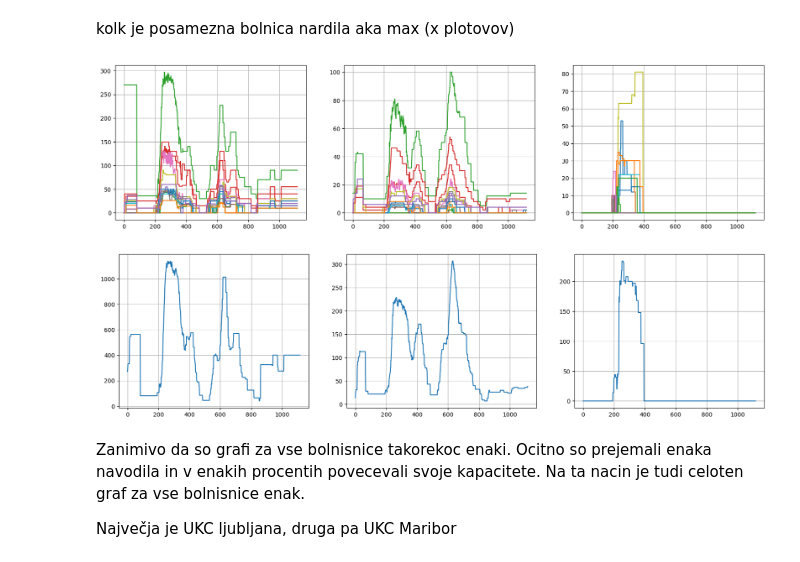
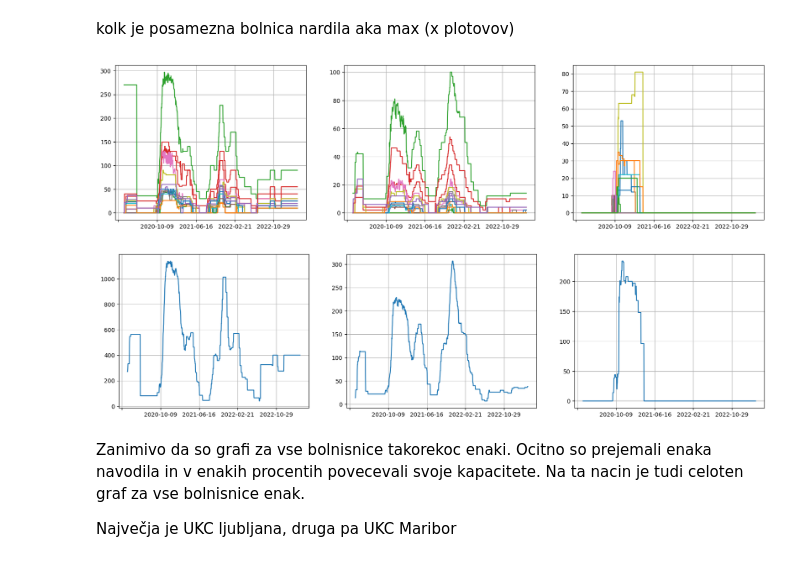
Before and after one commit to NuddleMeister/PR22LPTS, a Jupyter notebook: DataMining/bolnice.ipynb, the cells around one changed output. Drawn from its saved outputs; the diff is of its cells as text; code cells hidden in the pictures.

```diff
--- a/DataMining/bolnice.ipynb
+++ b/DataMining/bolnice.ipynb
@@ -54,30 +55,38 @@ for name in dictHospitals["id"]:
     idString1 = "hospital." + name + ".icu.total"
     idString2 = "hospital." + name + ".care.total"
     if idString0 in hospitals:
-        plots[0].plot(hospitals[idString0].fillna(0))
+        plots[0].plot(hospitals["date"], hospitals[idString0].fillna(0))
     if idString1 in hospitals:
-        plots[1].plot(hospitals[idString1].fillna(0))
+        plots[1].plot(hospitals["date"], hospitals[idString1].fillna(0))
     if idString2 in hospitals:
-        plots[2].plot(hospitals[idString2].fillna(0))
+        plots[2].plot(hospitals["date"], hospitals[idString2].fillna(0))
+
+plots[0].xaxis.set_major_locator(mdates.DayLocator(interval=250))
+plots[1].xaxis.set_major_locator(mdates.DayLocator(interval=250))
+plots[2].xaxis.set_major_locator(mdates.DayLocator(interval=250))
 
 plots[0].grid()
 plots[1].grid()
 plots[2].grid()
 # %% [output]
-[figure, old version]
+[figure, new version]
 # %%
 fig, plots = plt.subplots(1, 3)
 fig.set_figwidth(20)
 
-plots[0].plot(hospitals["hospital.bed.total"].fillna(0))
-plots[1].plot(hospitals["hospital.icu.total"].fillna(0))
-plots[2].plot(hospitals["hospital.care.total"].fillna(0))
+plots[0].plot(hospitals["date"], hospitals["hospital.bed.total"].fillna(0))
+plots[1].plot(hospitals["date"], hospitals["hospital.icu.total"].fillna(0))
+plots[2].plot(hospitals["date"], hospitals["hospital.care.total"].fillna(0))
+
+plots[0].xaxis.set_major_locator(mdates.DayLocator(interval=250))
+plots[1].xaxis.set_major_locator(mdates.DayLocator(interval=250))
+plots[2].xaxis.set_major_locator(mdates.DayLocator(interval=250))
 
 plots[0].grid()
 plots[1].grid()
 plots[2].grid()
 # %% [output]
-[figure, old version]
+[figure, new version]
 # %% [markdown]
 Zanimivo da so grafi za vse bolnisnice takorekoc enaki. Ocitno so prejemali enaka navodila in v enakih procentih povecevali svoje kapacitete. Na ta nacin je tudi celoten graf za vse bolnisnice enak.
 
```
Also changed, not shown: parts of 2 cells of this notebook, 3 other files.
